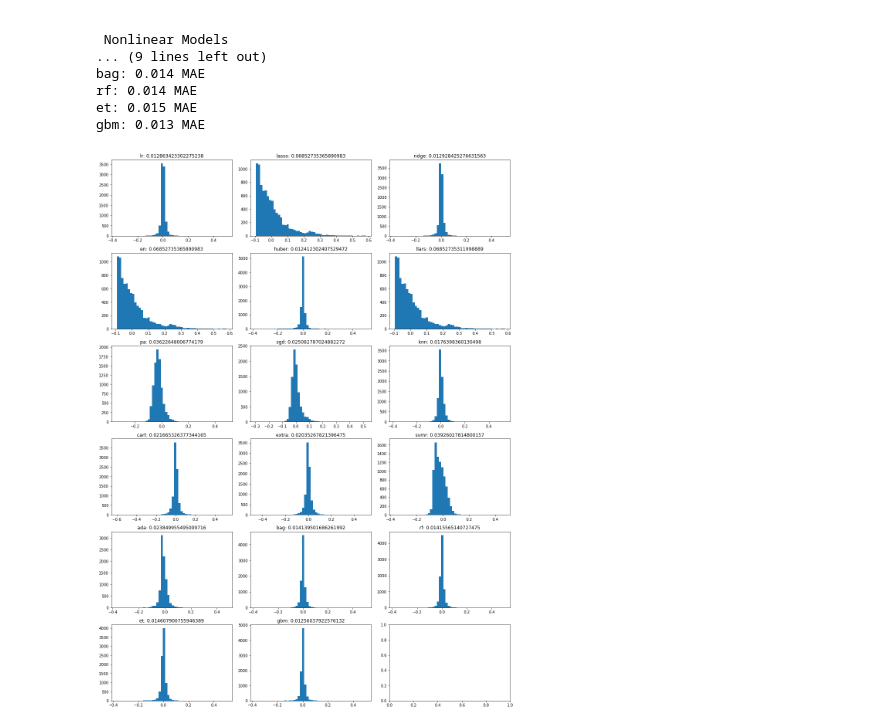
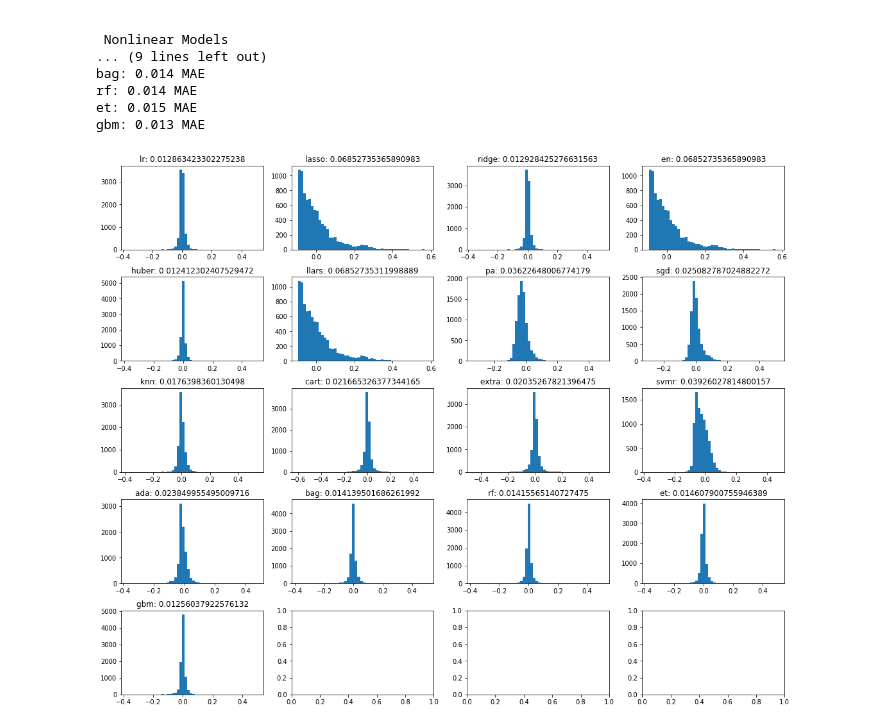
Before and after one commit to CertifaiAI/time-series-labs, a Jupyter notebook: notebook/ml_multivariate_time_series_forecasting.ipynb, the cells around one changed output. Saved outputs shown, nothing was run; the diff lists cells and outputs as text; code cells hidden in the pictures.

```diff
--- a/notebook/ml_multivariate_time_series_forecasting.ipynb
+++ b/notebook/ml_multivariate_time_series_forecasting.ipynb
@@ -256,10 +256,10 @@ gbm: 0.013 MAE
 # %%
 res = {**pdict_linear, **pdict_nonlinear, **pdict_ensemble}
 
 n_bins = 50
-fig, axs = pyplot.subplots(6, 3, sharey=False, constrained_layout=True,figsize=(15,20))
+fig, axs = pyplot.subplots(5, 4, sharey=False, constrained_layout=True,figsize=(15,12))
 for index, key in enumerate(res):
-    axs[int(index/3)][int(index%3)].title.set_text(key + ": " + str(res[key]["mae"]))
-    axs[int(index/3)][int(index%3)].hist(test_y-res[key]["predictions"], bins=n_bins)
+    axs[int(index/4)][int(index%4)].title.set_text(key + ": " + str(res[key]["mae"]))
+    axs[int(index/4)][int(index%4)].hist(test_y-res[key]["predictions"], bins=n_bins)
 # %% [output]
-[figure, old version]
+[figure, new version]
```
